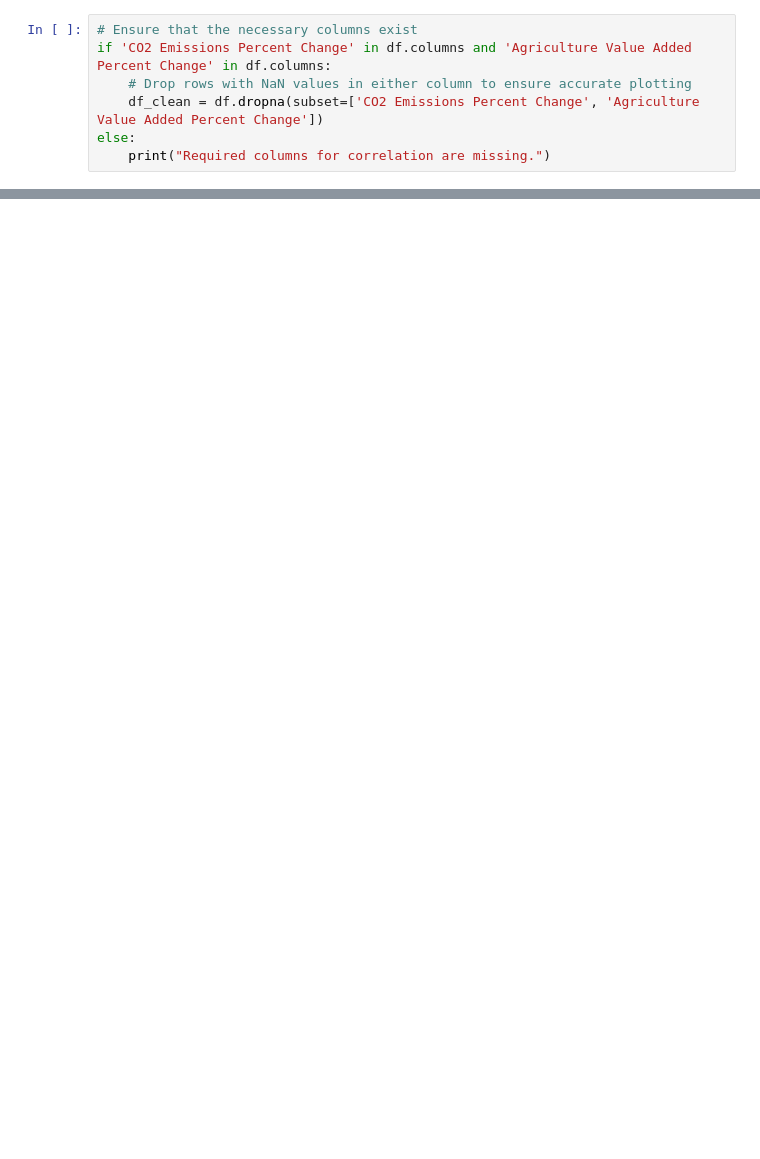
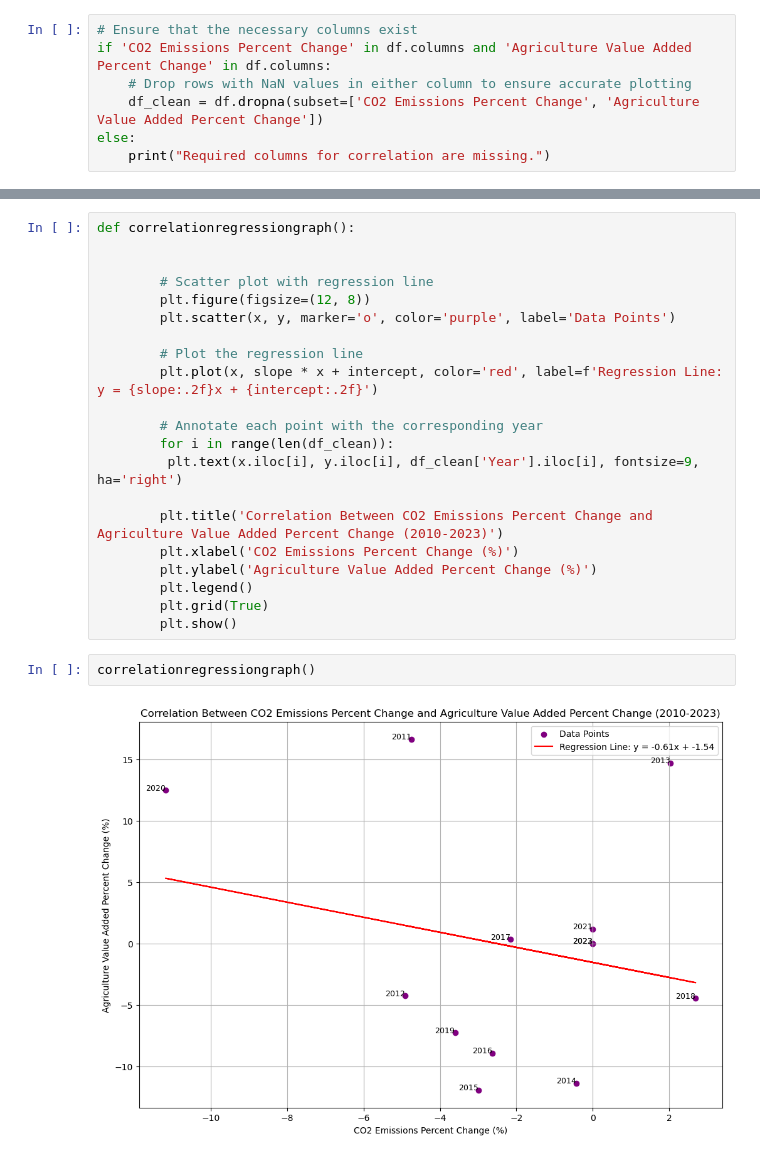
Before and after one commit to bbose2023/Project1-Inflation-Phase1, a Jupyter notebook: agriculture_climatechange_inflation.ipynb, the cells around one changed output, grey strips where cells are left out. Cells and saved outputs as stored; diff of their text form; blank space fills up the shorter version.

```diff
--- a/agriculture_climatechange_inflation.ipynb
+++ b/agriculture_climatechange_inflation.ipynb
@@ -176,0 +247,25 @@ plt.show()
+# %%
+def correlationregressiongraph():
+
+
+        # Scatter plot with regression line
+        plt.figure(figsize=(12, 8))
+        plt.scatter(x, y, marker='o', color='purple', label='Data Points')
+
+        # Plot the regression line
+        plt.plot(x, slope * x + intercept, color='red', label=f'Regression Line: y = {slope:.2f}x + {intercept:.2f}')
+
+        # Annotate each point with the corresponding year
+        for i in range(len(df_clean)):
+         plt.text(x.iloc[i], y.iloc[i], df_clean['Year'].iloc[i], fontsize=9, ha='right')
+
+        plt.title('Correlation Between CO2 Emissions Percent Change and Agriculture Value Added Percent Change (2010-2023)')
+        plt.xlabel('CO2 Emissions Percent Change (%)')
+        plt.ylabel('Agriculture Value Added Percent Change (%)')
+        plt.legend()
+        plt.grid(True)
+        plt.show()
+# %%
+correlationregressiongraph()
+# %% [output]
+[figure, added]
```
Also changed, not shown: parts of 11 cells of this notebook, 2 other files.
